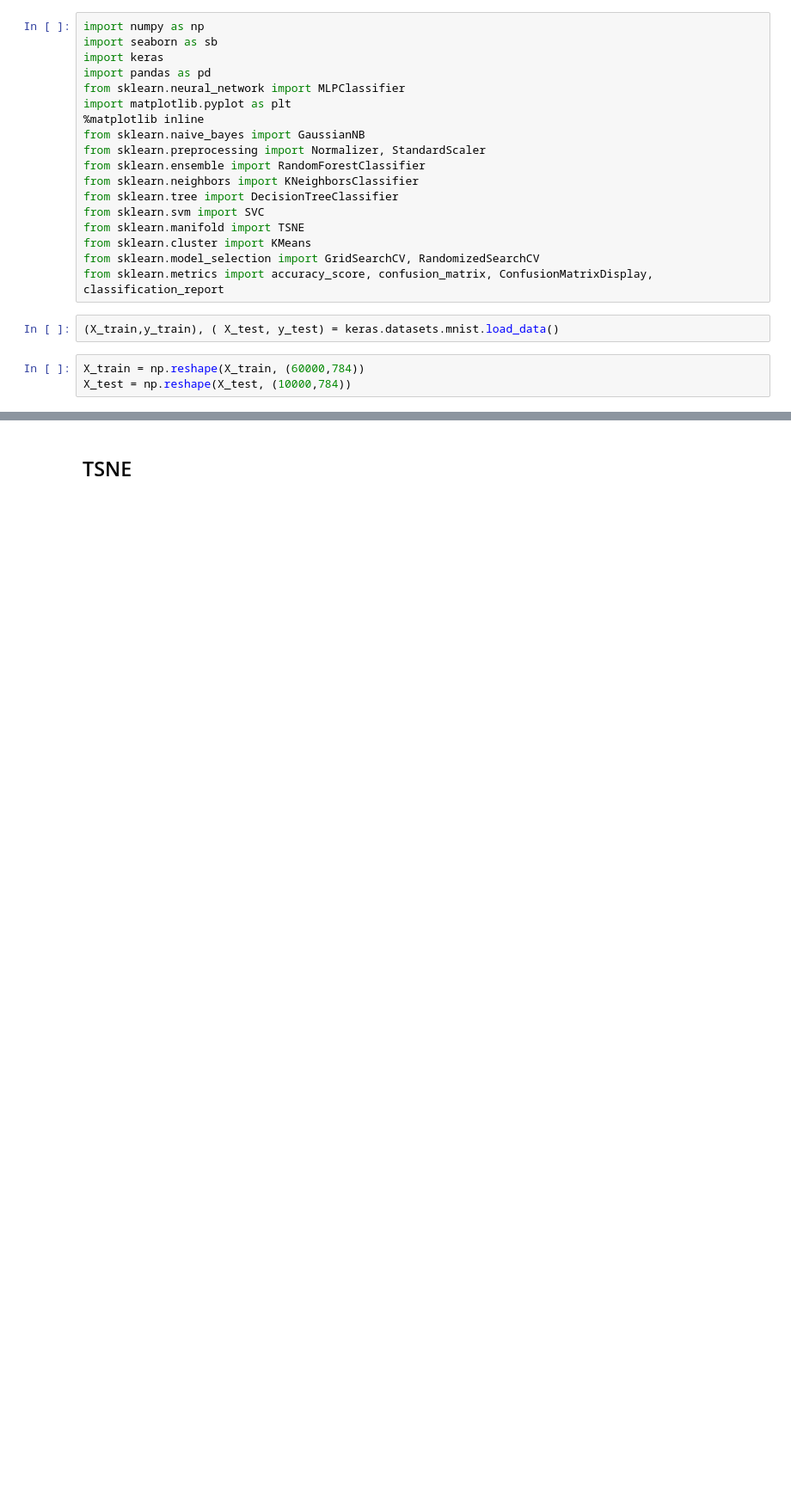
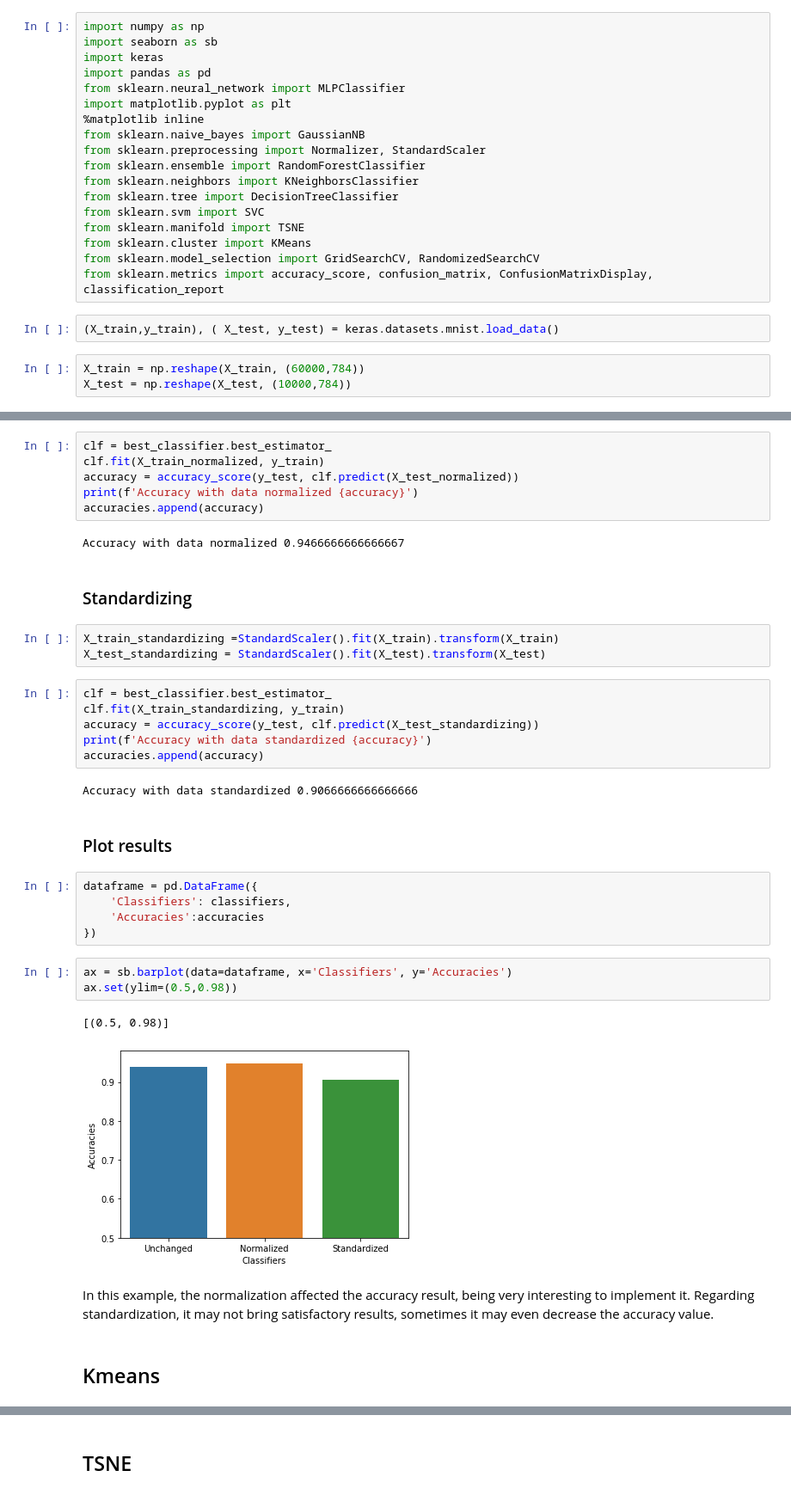
Before and after one commit to GeovaneBarros/Mentoria_Lead, a Jupyter notebook: exercicios3.ipynb, the cells around one changed output, grey strips where cells are left out. Shown at 86% size. Cells and saved outputs as stored; diff of their text form; blank space fills up the shorter version.

```diff
--- a/exercicios3.ipynb
+++ b/exercicios3.ipynb
@@ -180,0 +142,38 @@ Precisão
+# %%
+clf = best_classifier.best_estimator_
+clf.fit(X_train_normalized, y_train)
+accuracy = accuracy_score(y_test, clf.predict(X_test_normalized))
+print(f'Accuracy with data normalized {accuracy}')
+accuracies.append(accuracy)
+# %% [output]
+Accuracy with data normalized 0.9466666666666667
+# %% [markdown]
+### Standardizing
+# %%
+X_train_standardizing =StandardScaler().fit(X_train).transform(X_train)
+X_test_standardizing = StandardScaler().fit(X_test).transform(X_test)
+# %%
+clf = best_classifier.best_estimator_
+clf.fit(X_train_standardizing, y_train)
+accuracy = accuracy_score(y_test, clf.predict(X_test_standardizing))
+print(f'Accuracy with data standardized {accuracy}')
+accuracies.append(accuracy)
+# %% [output]
+Accuracy with data standardized 0.9066666666666666
+# %% [markdown]
+### Plot results
+# %%
+dataframe = pd.DataFrame({
+    'Classifiers': classifiers,
+    'Accuracies':accuracies
+})
+# %%
+ax = sb.barplot(data=dataframe, x='Classifiers', y='Accuracies')
+ax.set(ylim=(0.5,0.98))
+# %% [output]
+[(0.5, 0.98)]
+[figure, added]
+# %% [markdown]
+In this example, the normalization affected the accuracy result, being very interesting to implement it. Regarding standardization, it may not bring satisfactory results, sometimes it may even decrease the accuracy value.
+# %% [markdown]
+## Kmeans
```
Also changed, not shown: parts of 66 cells of this notebook.
